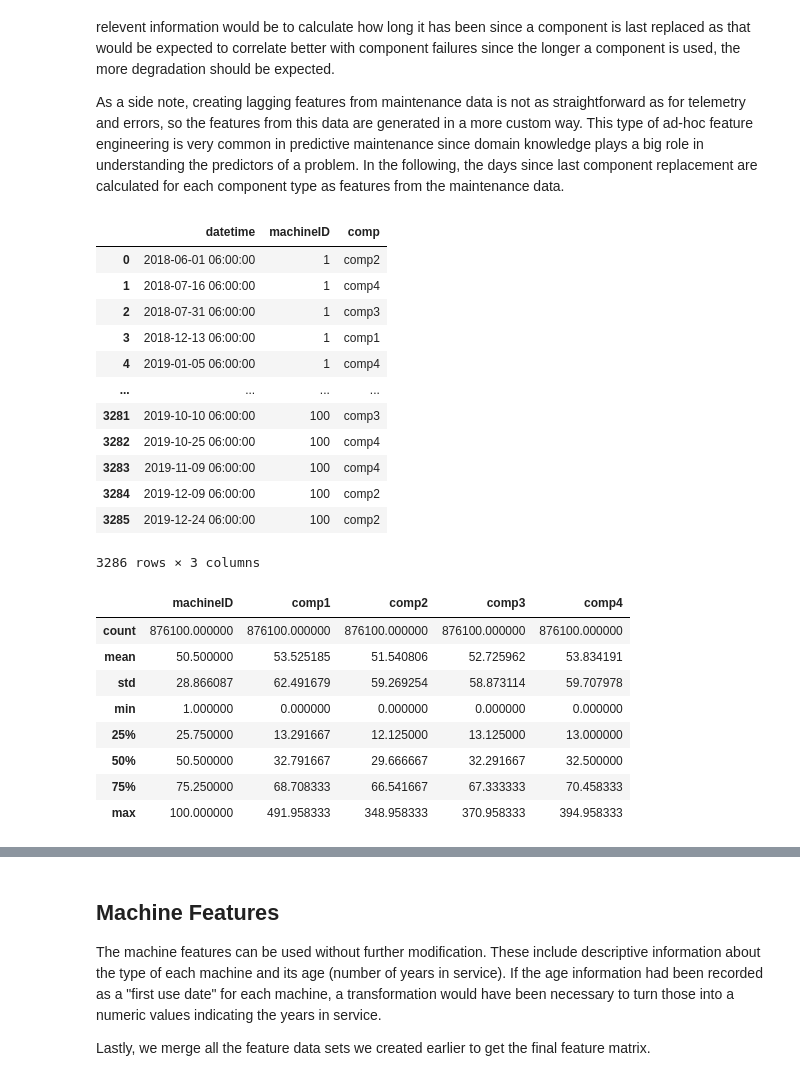
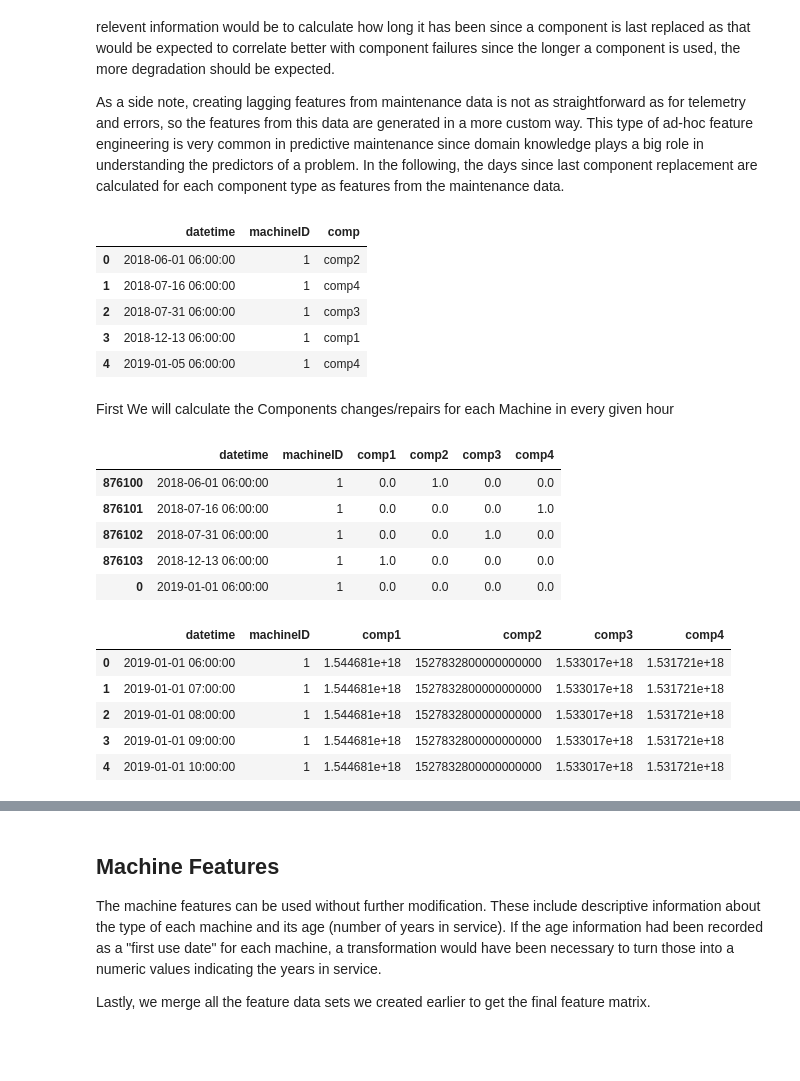
Before and after one commit to sachinkun21/Predictive_Maintenance_using_ML_Microsoft_CaseStudy, a Jupyter notebook: Predictive_Maintenance_using_Machine_Learning.ipynb, the cells around one changed output, grey strips where cells are left out. Drawn from its saved outputs; the diff is of its cells as text; code cells hidden in the pictures; blank space fills up the shorter version.

```diff
--- a/Predictive_Maintenance_using_Machine_Learning.ipynb
+++ b/Predictive_Maintenance_using_Machine_Learning.ipynb
@@ -530,7 +534,7 @@ A crucial data set in this example is the maintenance records which contain the
 
 As a side note, creating lagging features from maintenance data is not as straightforward as for telemetry and errors, so the features from this data are generated in a more custom way. This type of ad-hoc feature engineering is very common in predictive maintenance since domain knowledge plays a big role in understanding the predictors of a problem. In the following, the days since last component replacement are calculated for each component type as features from the maintenance data.
 # %%
-maint
+maint.head()
 # %% [output]
 |  | datetime | machineID | comp |
 | 0 | 2018-06-01 06:00:00 | 1 | comp2 |
@@ -538,52 +542,50 @@ maint
 | 2 | 2018-07-31 06:00:00 | 1 | comp3 |
 | 3 | 2018-12-13 06:00:00 | 1 | comp1 |
 | 4 | 2019-01-05 06:00:00 | 1 | comp4 |
-| ... | ... | ... | ... |
-| 3281 | 2019-10-10 06:00:00 | 100 | comp3 |
-| 3282 | 2019-10-25 06:00:00 | 100 | comp4 |
-| 3283 | 2019-11-09 06:00:00 | 100 | comp4 |
-| 3284 | 2019-12-09 06:00:00 | 100 | comp2 |
-| 3285 | 2019-12-24 06:00:00 | 100 | comp2 |
-3286 rows × 3 columns
+# %% [markdown]
+First We will calculate the Components changes/repairs for each Machine in every given hour
+# %%
+import numpy as np
+
+# create a column for each error type
+comp_rep = pd.get_dummies(maint.set_index('datetime')).reset_index()
+comp_rep.columns = ['datetime', 'machineID', 'comp1', 'comp2', 'comp3', 'comp4']
+
+# combine repairs for a given machine in a given hour
+comp_rep = comp_rep.groupby(['machineID', 'datetime']).sum().reset_index()
+
+# add timepoints where no components were replaced
+comp_rep = telemetry[['datetime', 'machineID']].merge(comp_rep,
+                                                      on=['datetime', 'machineID'],
+                                                      how='outer').fillna(0).sort_values(by=['machineID', 'datetime'])
+comp_rep.head()
+# %% [output]
+|  | datetime | machineID | comp1 | comp2 | comp3 | comp4 |
+| 876100 | 2018-06-01 06:00:00 | 1 | 0.0 | 1.0 | 0.0 | 0.0 |
+| 876101 | 2018-07-16 06:00:00 | 1 | 0.0 | 0.0 | 0.0 | 1.0 |
+| 876102 | 2018-07-31 06:00:00 | 1 | 0.0 | 0.0 | 1.0 | 0.0 |
+| 876103 | 2018-12-13 06:00:00 | 1 | 1.0 | 0.0 | 0.0 | 0.0 |
+| 0 | 2019-01-01 06:00:00 | 1 | 0.0 | 0.0 | 0.0 | 0.0 |
 # %%
-import numpy as np
+components = ['comp1', 'comp2', 'comp3', 'comp4']
 
-# create a column for each error type
-comp_rep = pd.get_dummies(maint.set_index('datetime')).reset_index()
-comp_rep.columns = ['datetime', 'machineID', 'comp1', 'comp2', 'comp3', 'comp4']
-
-# combine repairs for a given machine in a given hour
-comp_rep = comp_rep.groupby(['machineID', 'datetime']).sum().reset_index()
-
-# add timepoints where no components were replaced
-comp_rep = telemetry[['datetime', 'machineID']].merge(comp_rep,
-                                                      on=['datetime', 'machineID'],
-                                                      how='outer').fillna(0).sort_values(by=['machineID', 'datetime'])
-
-components = ['comp1', 'comp2', 'comp3', 'comp4']
 for comp in components:
     # convert indicator to most recent date of component change
     comp_rep.loc[comp_rep[comp] < 1, comp] = None
+
+    # Now We will replace all the Non Null values with Unix TimeStamp using datetime column
     comp_rep.loc[-comp_rep[comp].isnull(), comp] = comp_rep.loc[-comp_rep[comp].isnull(), 'datetime']
 
     # forward-fill the most-recent date of component change
     comp_rep[comp] = comp_rep[comp].fillna(method='ffill')
 
 # remove dates in 2018 (may have NaN or future component change dates)
 comp_rep = comp_rep.loc[comp_rep['datetime'] > pd.to_datetime('2019-01-01')]
-
-# replace dates of most recent component change with days since most recent component change
-for comp in components:
-    comp_rep[comp] = (comp_rep['datetime'] - comp_rep[comp]) / np.timedelta64(1, 'D')
-
-comp_rep.describe()
+comp_rep.head()
 # %% [output]
-|  | machineID | comp1 | comp2 | comp3 | comp4 |
-| count | 876100.000000 | 876100.000000 | 876100.000000 | 876100.000000 | 876100.000000 |
-| mean | 50.500000 | 53.525185 | 51.540806 | 52.725962 | 53.834191 |
-| std | 28.866087 | 62.491679 | 59.269254 | 58.873114 | 59.707978 |
-| min | 1.000000 | 0.000000 | 0.000000 | 0.000000 | 0.000000 |
-| 25% | 25.750000 | 13.291667 | 12.125000 | 13.125000 | 13.000000 |
-| 50% | 50.500000 | 32.791667 | 29.666667 | 32.291667 | 32.500000 |
-| 75% | 75.250000 | 68.708333 | 66.541667 | 67.333333 | 70.458333 |
-| max | 100.000000 | 491.958333 | 348.958333 | 370.958333 | 394.958333 |
+|  | datetime | machineID | comp1 | comp2 | comp3 | comp4 |
+| 0 | 2019-01-01 06:00:00 | 1 | 1.544681e+18 | 1527832800000000000 | 1.533017e+18 | 1.531721e+18 |
+| 1 | 2019-01-01 07:00:00 | 1 | 1.544681e+18 | 1527832800000000000 | 1.533017e+18 | 1.531721e+18 |
+| 2 | 2019-01-01 08:00:00 | 1 | 1.544681e+18 | 1527832800000000000 | 1.533017e+18 | 1.531721e+18 |
+| 3 | 2019-01-01 09:00:00 | 1 | 1.544681e+18 | 1527832800000000000 | 1.533017e+18 | 1.531721e+18 |
+| 4 | 2019-01-01 10:00:00 | 1 | 1.544681e+18 | 1527832800000000000 | 1.533017e+18 | 1.531721e+18 |
```
Also changed, not shown: parts of 4 cells of this notebook.
